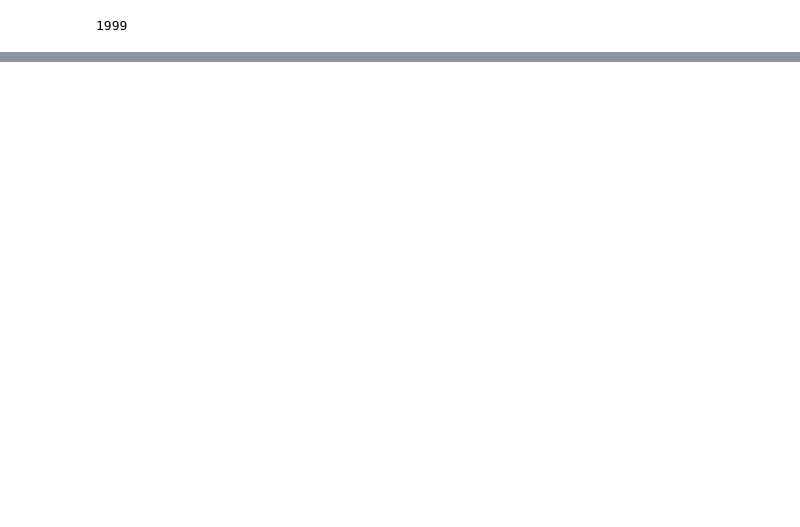
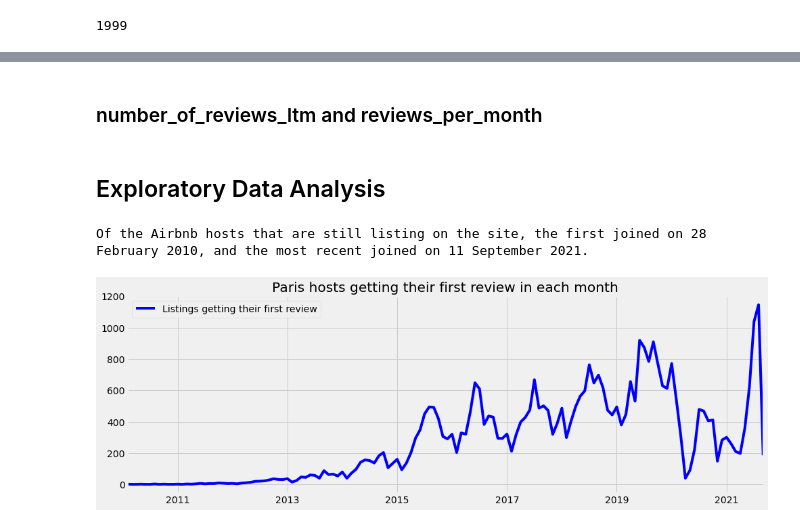
Before and after one commit to bme3412/Python, a Jupyter notebook: Projects/Airbnb/AirBnb Paris.ipynb, the cells around one changed output, grey strips where cells are left out. Saved outputs shown, nothing was run; the diff lists cells and outputs as text; code cells hidden in the pictures; blank space fills up the shorter version.

```diff
--- a/Projects/Airbnb/AirBnb Paris.ipynb
+++ b/Projects/Airbnb/AirBnb Paris.ipynb
@@ -235,0 +523,3 @@ Name: host_response_rate, dtype: int64
+# %%
+# Dropping last_review - first_review will be kept for EDA and dropped later
+df.drop('last_review', axis=1, inplace=True)
@@ -235,0 +569,23 @@ Name: host_response_rate, dtype: int64
+# %% [markdown]
+### number_of_reviews_ltm and reviews_per_month
+# %%
+df.drop(['number_of_reviews_ltm', 'reviews_per_month'], axis=1, inplace=True)
+# %% [markdown]
+## Exploratory Data Analysis
+# %%
+print(f"Of the Airbnb hosts that are still listing on the site, the first joined on {min(df.first_review).strftime('%d %B %Y')}, and the most recent joined on {max(df.first_review).strftime('%d %B %Y')}.")
+# %% [output]
+Of the Airbnb hosts that are still listing on the site, the first joined on 28 February 2010, and the most recent joined on 11 September 2021.
+# %%
+plt.style.use('fivethirtyeight')
+plt.figure(figsize=(15,5))
+#df.set_index('first_review').resample('MS').size().plot(label='Hosts joining Airbnb', color='orange')
+df.set_index('first_review').resample('MS').size().plot(label='Listings getting their first review', color='blue')
+plt.title('Paris hosts getting their first review in each month')
+plt.legend()
+plt.xlim('2010-02-28', '2021-09-11') # Limiting to whole months
+plt.xlabel('')
+plt.ylabel('')
+plt.show()
+# %% [output]
+[figure, added]
```
Also changed, not shown: parts of 70 cells of this notebook.
